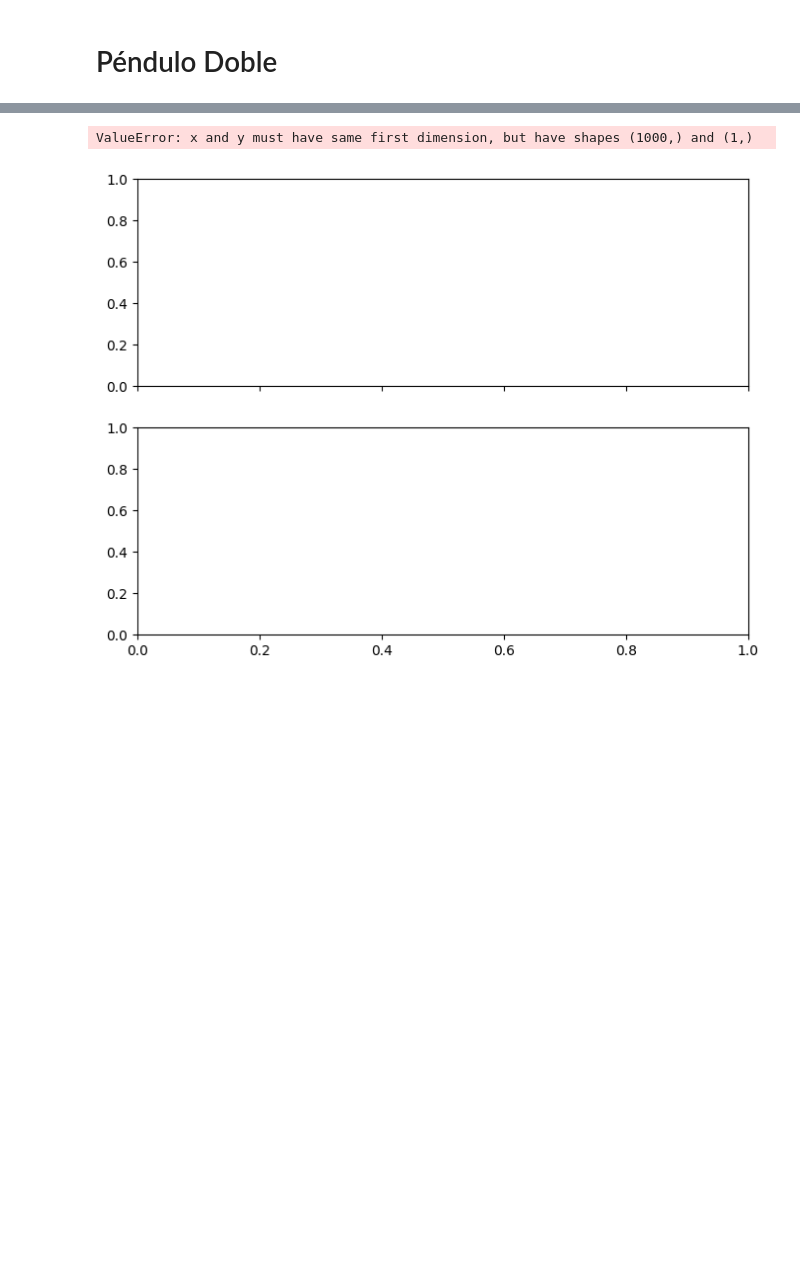
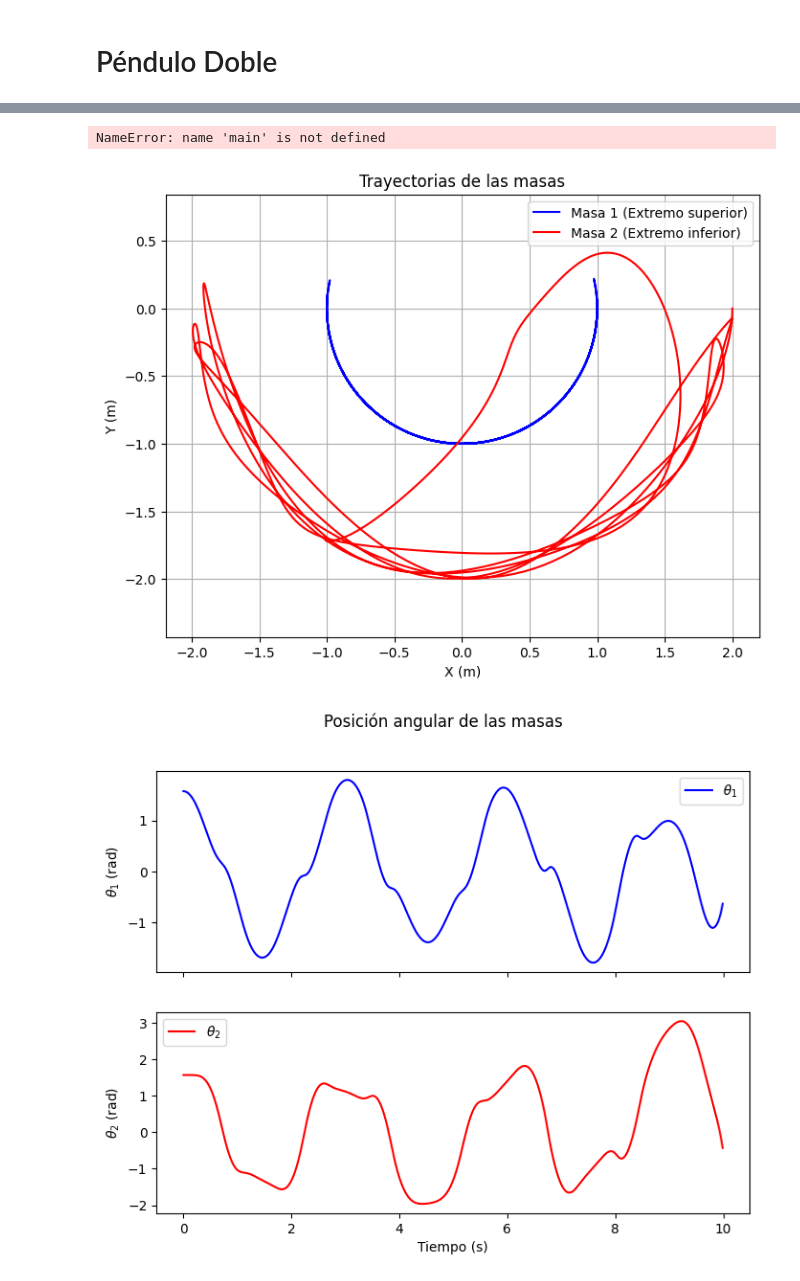
Before and after one commit to isaultirado77/double-pendulum, a Jupyter notebook: double_pendulum_analysis.ipynb, the cells around one changed output, grey strips where cells are left out. Cells and saved outputs as stored; diff of their text form; code cells hidden in the pictures; blank space fills up the shorter version.

Commit message:
gif animation completed: working; parse args on system script: not working <- need to use main function from notebook

```diff
--- a/double_pendulum_analysis.ipynb
+++ b/double_pendulum_analysis.ipynb
@@ -102,11 +184,12 @@ def plot_energy(t, E_kin, E_pot, E_total):
     plt.show()
 # %%
 # Simulation parameters
-m1, l1, theta1_init, omega1 = 1.0, 1.0, np.pi / 2, 0.0
-m2, l2, theta2_init, omega2 = 1.0, 1.0, np.pi / 2, 0.0
+m1, l1, theta1_init, omega1_init = 2.0, 1.0, np.pi, 0.0
+m2, l2, theta2_init, omega2_init = 1.0, 1.0, np.pi / 4, 1.0
 dt = 0.01
 t_max = 10.0
 # %%
-system = System(m1, l1, theta1_init, omega1, m2, l2, theta2_init, omega2)
-system.simulate(t_max, dt)
+main(m1, l1, theta1_init, omega1_init, m2, l2, theta2_init, omega2_init)
+# %% [output]
+NameError: name 'main' is not defined
 # %%
@@ -113,10 +197,10 @@ system.simulate(t_max, dt)
 t, theta1, omega1, theta2, omega2, E_kin, E_pot, E_total = load_data()
 # %%
-#plot_trajectories(theta1, theta2, l1, l2)
+plot_trajectories(theta1, theta2, l1, l2)
 plot_positions(t, theta1, theta2)
 plot_theta1_vs_theta2(theta1, theta2)
 plot_phase_space(t, theta1, omega1, theta2, omega2)
 plot_energy(t, E_kin, E_pot, E_total)
 # %% [output]
-ValueError: x and y must have same first dimension, but have shapes (1000,) and (1,)
-[figure, old version]
+[figure, new version]
+[figure, added]
```
Also changed, not shown: parts of 9 cells of this notebook, 2 other files.
